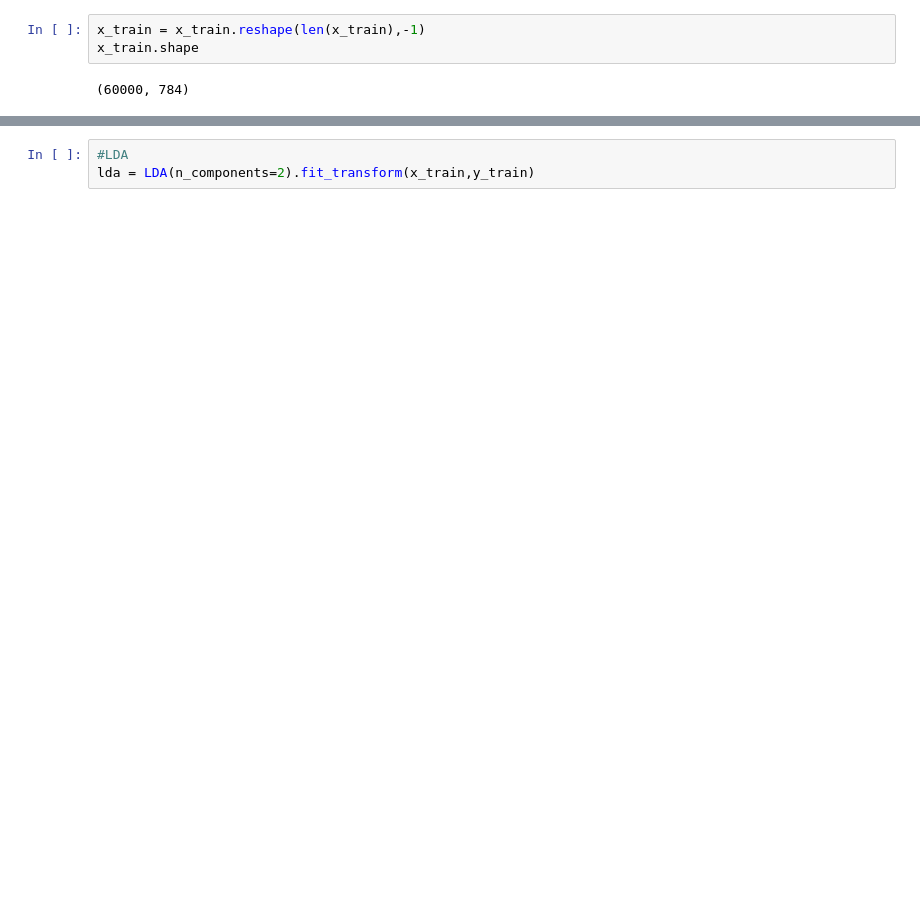
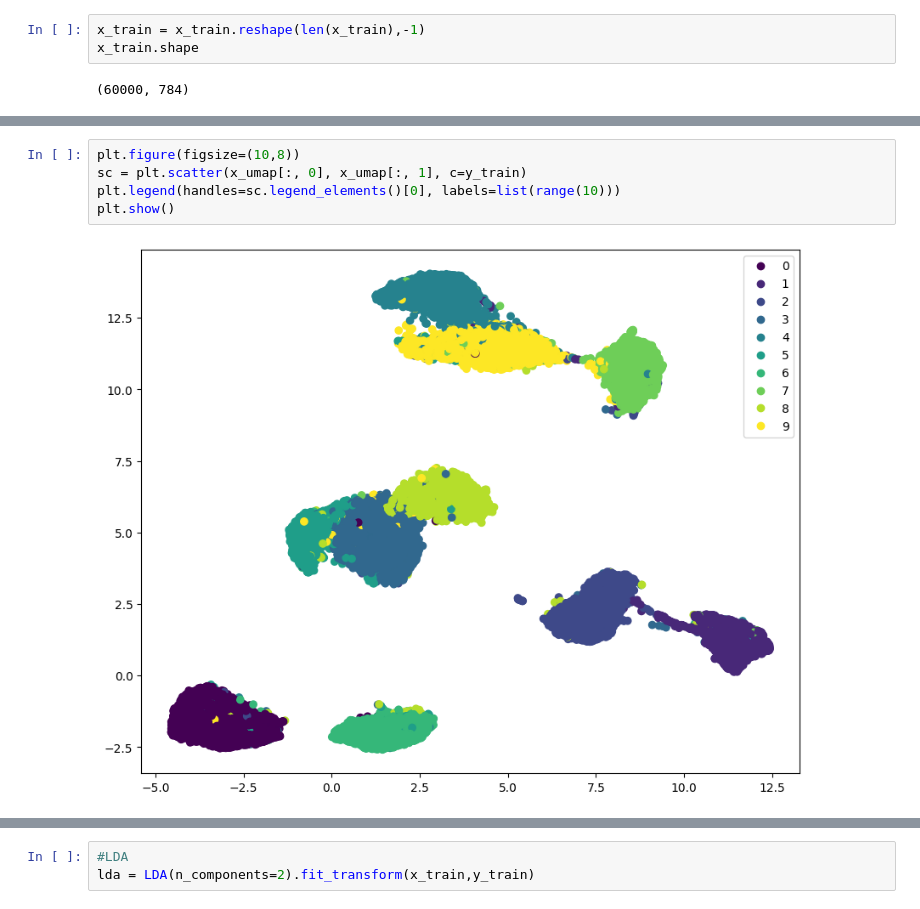
Before and after one commit to baaaRaathh/Machine-Learning, a Jupyter notebook: Dimensional_Reducation.ipynb, the cells around one changed output, grey strips where cells are left out. Drawn from its saved outputs; the diff is of its cells as text; blank space fills up the shorter version.

```diff
--- a/Dimensional_Reducation.ipynb
+++ b/Dimensional_Reducation.ipynb
@@ -34,0 +51,7 @@ x_train.shape
+# %%
+plt.figure(figsize=(10,8))
+sc = plt.scatter(x_umap[:, 0], x_umap[:, 1], c=y_train)
+plt.legend(handles=sc.legend_elements()[0], labels=list(range(10)))
+plt.show()
+# %% [output]
+[figure, added]
```
Also changed, not shown: parts of 12 cells of this notebook.
